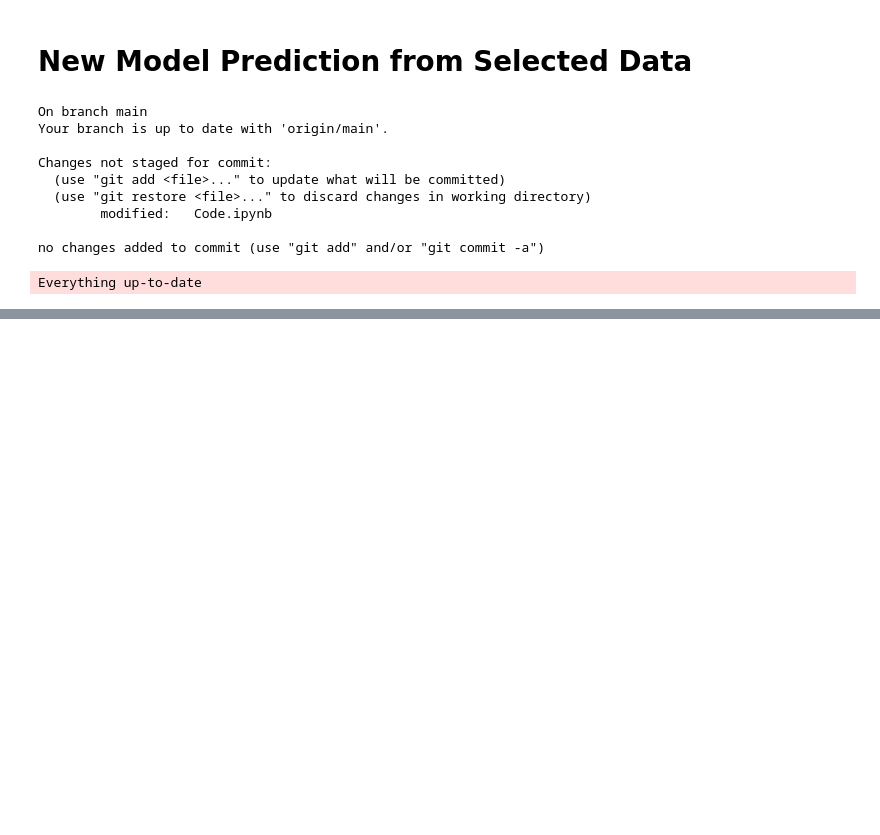
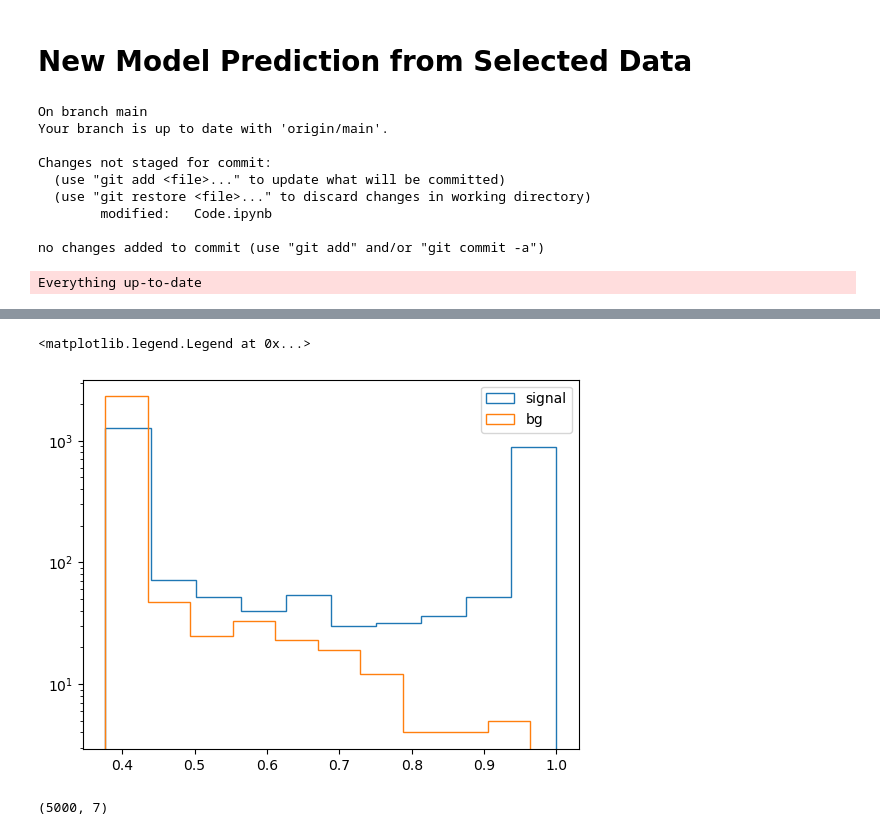
Before and after one commit to KaraboLetsholo/3rd-Year-Project-, a Jupyter notebook: Code.ipynb, the cells around one changed output, grey strips where cells are left out. Cells and saved outputs as stored; diff of their text form; code cells hidden in the pictures; blank space fills up the shorter version.

```diff
--- a/Code.ipynb
+++ b/Code.ipynb
@@ -592,0 +601,20 @@ Everything up-to-date
+# %%
+new_X_train, new_X_test, new_y_train, new_y_test = train_test_split(new_X, new_y, train_size=0.75, test_size=0.25)
+# %%
+new_scaler = StandardScaler()
+new_scaled_train = new_scaler.fit(new_X_train)
+new_X_train = new_scaler.transform(new_X_train)
+new_scaled_test = new_scaler.fit(new_X_test)
+new_X_test = new_scaler.transform(new_X_test)
+# %%
+new_model = Sequential()
+new_model.add(Dense(new_X.shape[1], activation='relu'))
+new_model.add(Dropout(0.1))
+new_model.add(Dense(int(new_X.shape[1]/4), activation='relu'))
+new_model.add(Dropout(0.1))
+new_model.add(Dense(int(new_X.shape[1]/2), activation='relu'))
+new_model.add(Dropout(0.1))
+new_model.add(Dense(1, activation='sigmoid'))
+new_model.compile(optimizer='adam', loss='binary_crossentropy', metrics=['accuracy', 'mae'])
+new_history =  new_model.fit(new_X_train, new_y_train, epochs=20, validation_data=(new_X_test, new_y_test), verbose=0)
+new_pred =  new_model.predict(new_X_test)
@@ -592,0 +623,21 @@ Everything up-to-date
+# %%
+new_signal, new_bg = [],[]
+j = 0
+for index in new_y_test.index:
+    if new_y_test[index] == 0:
+        new_bg.append(float(new_pred[j][0]))
+    else:
+        new_signal.append(float(new_pred[j][0]))
+    j+=1
+# %%
+plt.hist(new_signal, histtype='step', label='signal')
+plt.hist(new_bg, histtype='step', label='bg')
+plt.yscale('log')
+plt.legend()
+# %% [output]
+<matplotlib.legend.Legend at 0x...>
+[figure, added]
+# %%
+new_X_test.shape
+# %% [output]
+(5000, 7)
```
Also changed, not shown: parts of 9 cells of this notebook, 1 other file.
